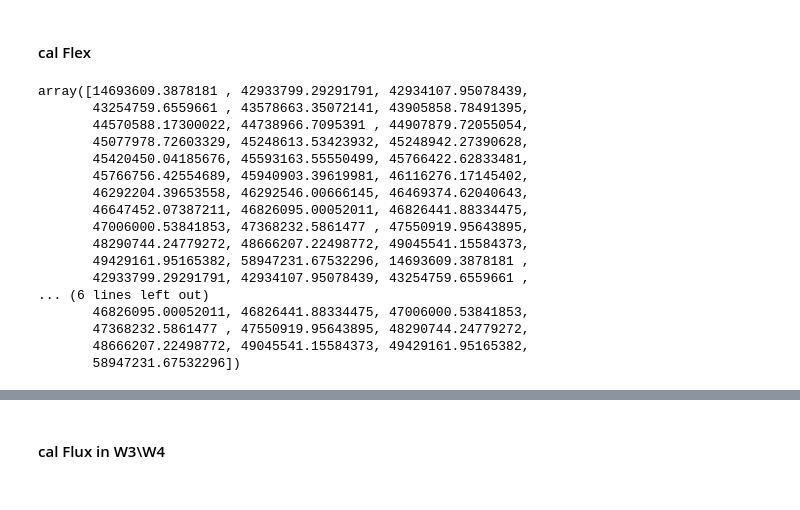
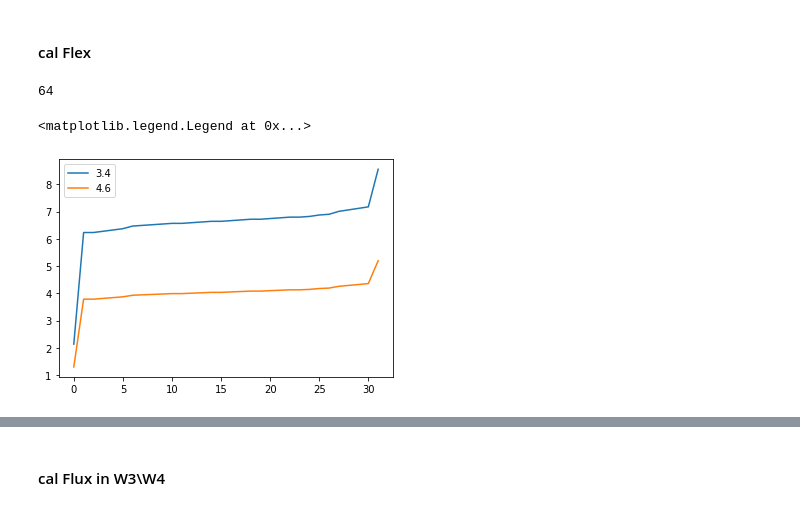
Before and after one commit to AstroHHQ/learngit, a Jupyter notebook: openti/MCMC_ref_2010co1.ipynb, the cells around one changed output, grey strips where cells are left out. Saved outputs shown, nothing was run; the diff lists cells and outputs as text; code cells hidden in the pictures.

```diff
--- a/openti/MCMC_ref_2010co1.ipynb
+++ b/openti/MCMC_ref_2010co1.ipynb
@@ -30,7 +32,7 @@ kB = 1.38064852E-23     #boltzmann constant  j/k
 cl = 299792458.0        #lightspeed m/s
 au = 149597870700.0
 pi = 3.1415926535
-Rsun = 0.00465   #Rsun *au
+Rsun = 0.00465*au   #Rsun *m
 Tsun = 5778         #Tsun  K
 eta_guess = [1.2,0.7]
 D_guess = [400,200000]
@@ -248,25 +346,18 @@ alpha_N = np.arccos(alpha_N)
 x = (delta_N,d_N,alpha_N)
 # %% [markdown]
 #### cal Flex
-# %%
-y0 = obsdat12
-fluxRef = calFref(346,delta_N,d_N,alpha_N,1.2e-6,0.9)
-fluxRef
-# %% [output]
-array([14693609.3878181 , 42933799.29291791, 42934107.95078439,
-       43254759.6559661 , 43578663.35072141, 43905858.78491395,
-       44570588.17300022, 44738966.7095391 , 44907879.72055054,
-       45077978.72603329, 45248613.53423932, 45248942.27390628,
-       45420450.04185676, 45593163.55550499, 45766422.62833481,
-       45766756.42554689, 45940903.39619981, 46116276.17145402,
-       46292204.39653558, 46292546.00666145, 46469374.62040643,
-       46647452.07387211, 46826095.00052011, 46826441.88334475,
-       47006000.53841853, 47368232.5861477 , 47550919.95643895,
-       48290744.24779272, 48666207.22498772, 49045541.15584373,
-       49429161.95165382, 58947231.67532296, 14693609.3878181 ,
-       42933799.29291791, 42934107.95078439, 43254759.6559661 ,
-... (6 lines left out)
-       46826095.00052011, 46826441.88334475, 47006000.53841853,
-       47368232.5861477 , 47550919.95643895, 48290744.24779272,
-       48666207.22498772, 49045541.15584373, 49429161.95165382,
-       58947231.67532296])
+# %%
+y0 = obsdat12
+print(len(y0))
+fluxRef1 = calFref(346,delta_N[0:32],d_N[0:32],alpha_N[0:32],3.4e-6,epsi)
+fluxRef2 = calFref(346,delta_N[32:64],d_N[32:64],alpha_N[32:64],4.6e-6,epsi)
+fluxRefATM = calcFluxLambdaAtObsWithSunlight(d_N, delta_N, 1.2e-6, 346, alpha_N, 0.9, G,Hv)
+#print(fluxRef)
+#print(fluxRefATM)
+plt.plot(fluxRef1,label='3.4')
+plt.plot(fluxRef2,label='4.6')
+plt.legend()
+# %% [output]
+64
+<matplotlib.legend.Legend at 0x...>
+[figure, added]
```
Also changed, not shown: parts of 8 cells of this notebook.
